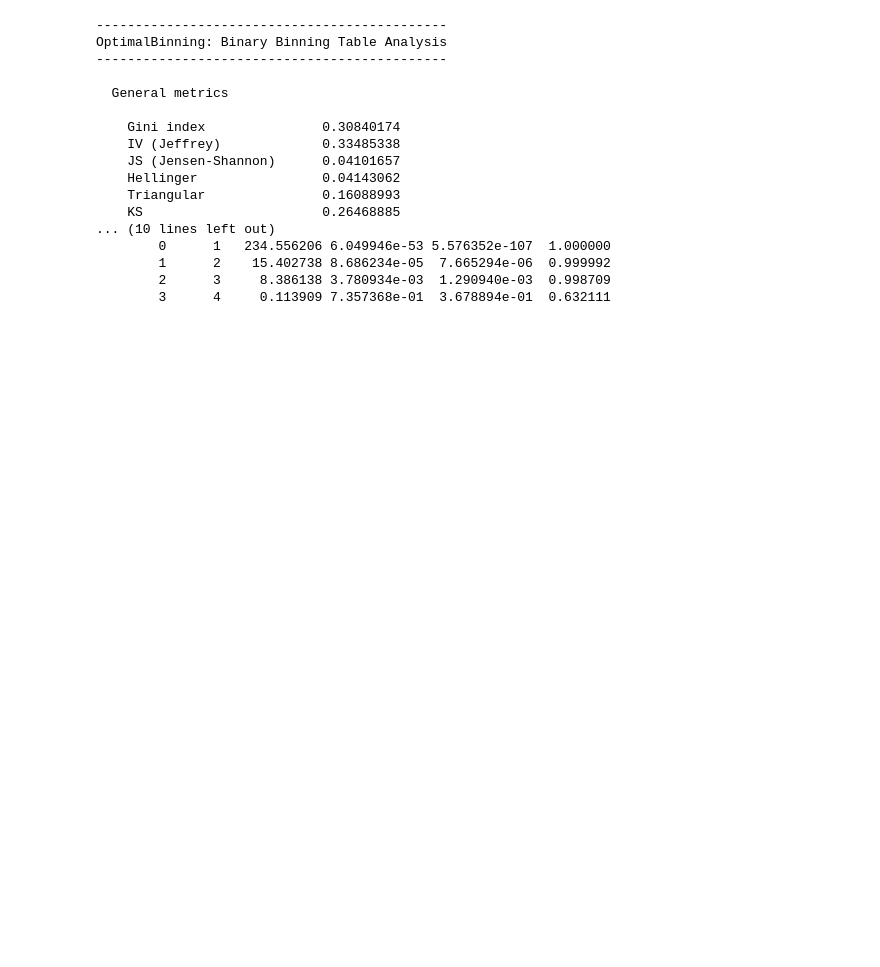
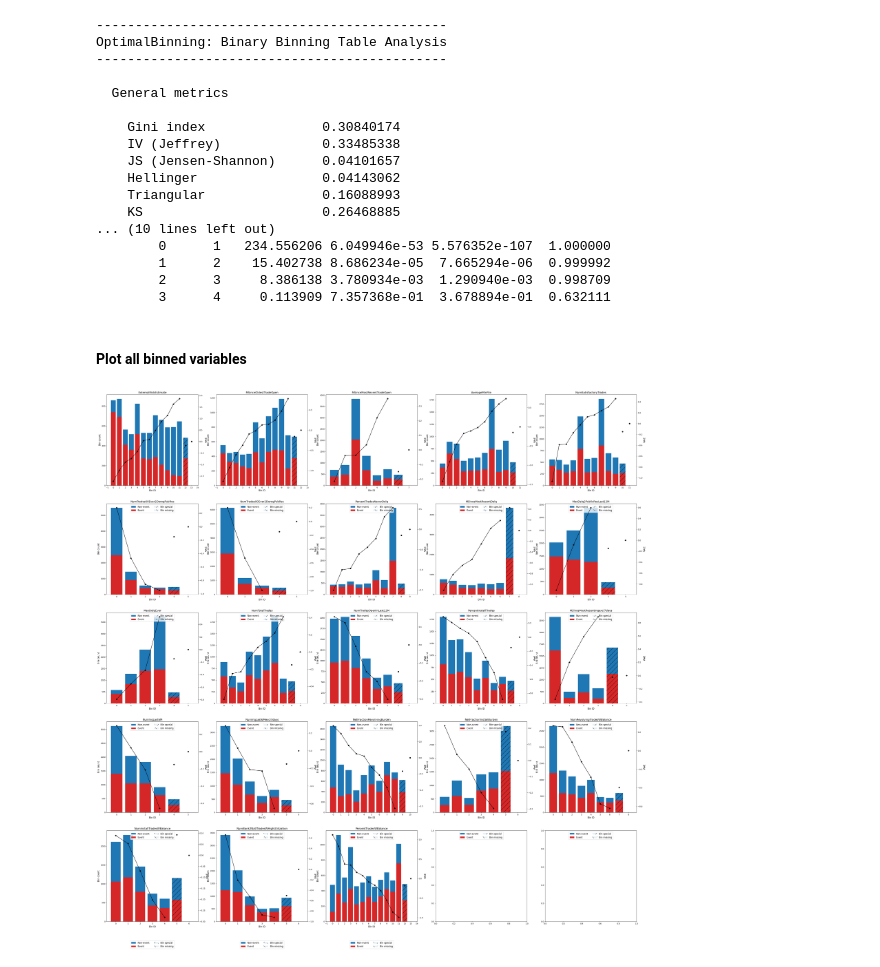
Before and after one commit to guillermo-navas-palencia/optbinning, a Jupyter notebook: doc/source/tutorials/tutorial_binning_process_FICO_xAI.ipynb, the cells around one changed output. Saved outputs shown, nothing was run; the diff lists cells and outputs as text; code cells hidden in the pictures; blank space fills up the shorter version.

```diff
--- a/doc/source/tutorials/tutorial_binning_process_FICO_xAI.ipynb
+++ b/doc/source/tutorials/tutorial_binning_process_FICO_xAI.ipynb
@@ -270,3 +282,9 @@ OptimalBinning: Binary Binning Table Analysis
         1      2    15.402738 8.686234e-05  7.665294e-06  0.999992
         2      3     8.386138 3.780934e-03  1.290940e-03  0.998709
         3      4     0.113909 7.357368e-01  3.678894e-01  0.632111
+# %% [markdown]
+#### Plot all binned variables
+# %%
+binning_process.plot(savefig=None)
+# %% [output]
+[figure, added]
```
Also changed, not shown: parts of 10 cells of this notebook, 12 other files.
